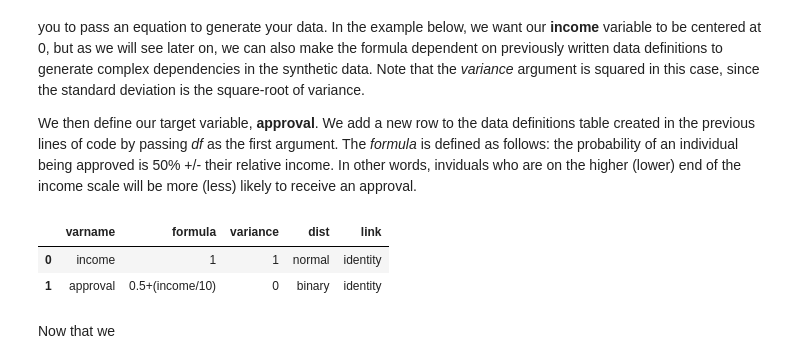
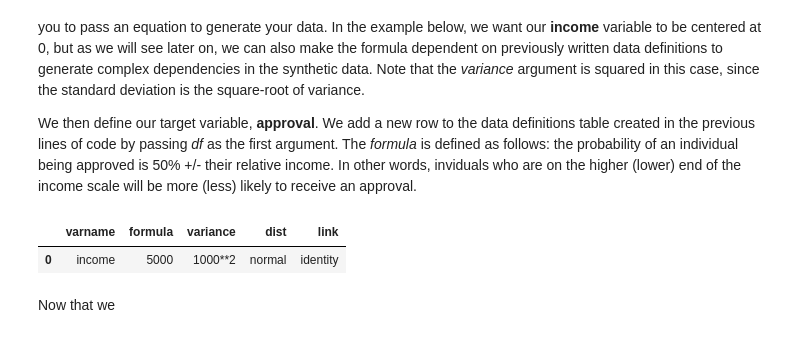
Before and after one commit to DAVIDCRUZ0202/pysimstudy, a Jupyter notebook: Demos/Simstudy Biased Data Demo.ipynb, the cells around one changed output. Saved outputs shown, nothing was run; the diff lists cells and outputs as text; code cells hidden in the pictures.

```diff
--- a/Demos/Simstudy Biased Data Demo.ipynb
+++ b/Demos/Simstudy Biased Data Demo.ipynb
@@ -35,19 +35,31 @@ The first step is to define a _definitions_ data table in which we describe the
 
 We then define our target variable, __approval__. We add a new row to the data definitions table created in the previous lines of code by passing _df_ as the first argument. The _formula_ is defined as follows: the probability of an individual being approved is 50% +/- their relative income. In other words, inviduals who are on the higher (lower) end of the income scale will be more (less) likely to receive an approval.
 # %%
-ddf = defData(varname = "income", formula=1,
-             variance=1, dist="normal")
+ddf = defData(varname = "income", formula=5000,
+             variance="1000**2", dist="normal")
+
+gdf = genData(10000, ddf)
+
+defC = defCondition(condition = "income >= 6000", formula = "0.9",
+                    dist = "binary")
+
+defC = defCondition(defC, condition = "(income < 6000) & (income >= 4000)", formula = "0.65",
+                    dist = "binary")
+
+defC = defCondition(defC, condition = " (income < 4000)", formula = "0.4",
+                    dist = "binary")
+
+gdf = addCondition(defC, gdf, newvar="income_bias")
 
 # df = defData(df, varname = "region", formula="0.333, 0.333, 0.333",
 #              variance="red, blue, green", dist="categorical")
 
-ddf = defData(ddf, varname="approval", formula='0.5+(income/10)', dist='binary')
+# ddf = defData(ddf, varname="approval", formula=')', dist='binary')
 
 ddf
 # %% [output]
 |  | varname | formula | variance | dist | link |
-| 0 | income | 1 | 1 | normal | identity |
-| 1 | approval | 0.5+(income/10) | 0 | binary | identity |
+| 0 | income | 5000 | 1000**2 | normal | identity |
 # %% [markdown]
 Now that we
 # %%
```
Also changed, not shown: parts of 15 cells of this notebook, 1 other file.
